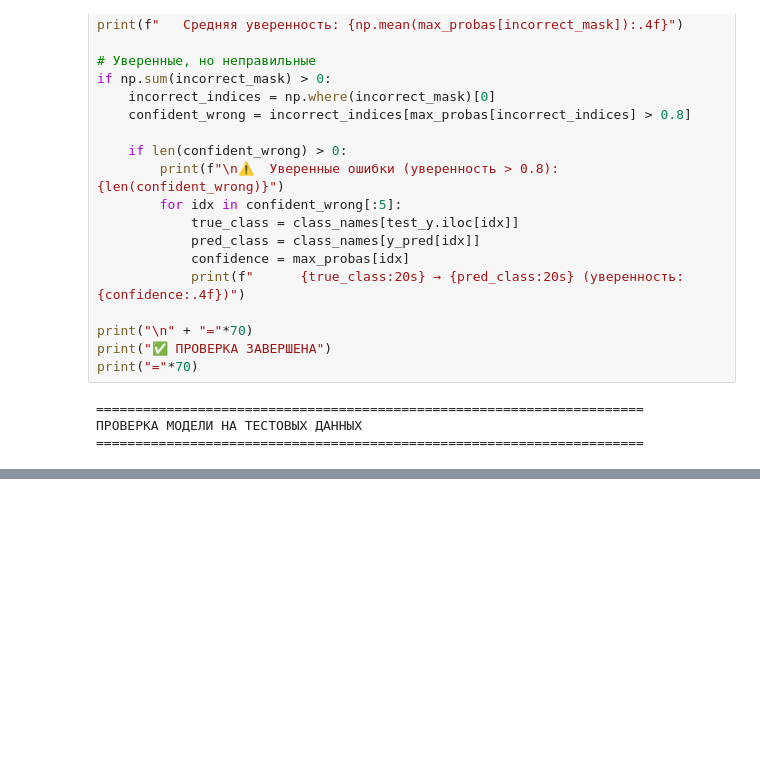
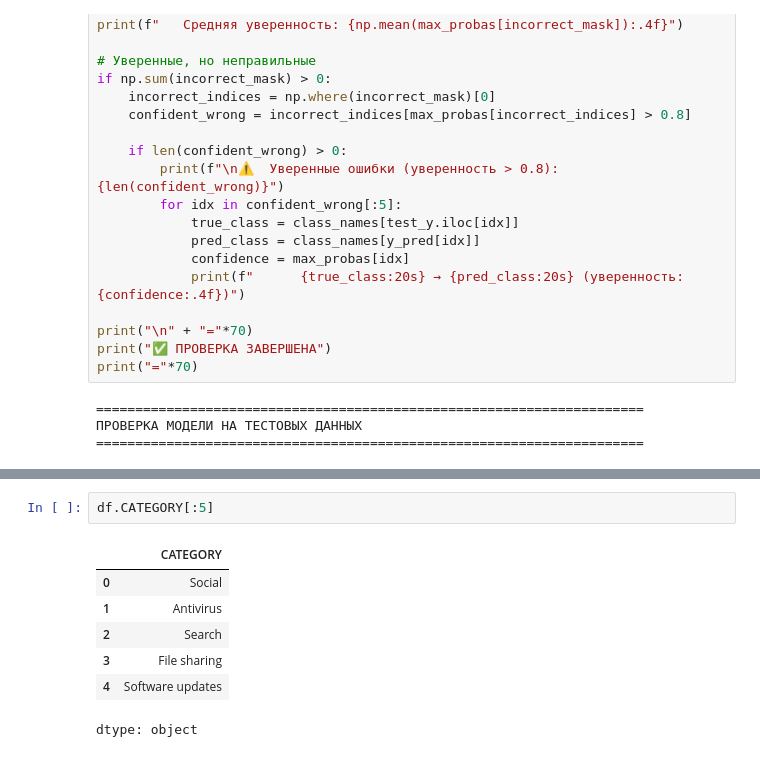
Before and after one commit to MinyaevAndrey/cesnet-tcexamples, a Jupyter notebook: notebooks/example_evaluation.ipynb, the cells around one changed output, grey strips where cells are left out. Drawn from its saved outputs; the diff is of its cells as text; blank space fills up the shorter version.

```diff
--- a/notebooks/example_evaluation.ipynb
+++ b/notebooks/example_evaluation.ipynb
@@ -1102,0 +1156,10 @@ print("="*70)
+# %%
+df.CATEGORY[:5]
+# %% [output]
+|  | CATEGORY |
+| 0 | Social |
+| 1 | Antivirus |
+| 2 | Search |
+| 3 | File sharing |
+| 4 | Software updates |
+dtype: object
```
Also changed, not shown: parts of 12 cells of this notebook.
